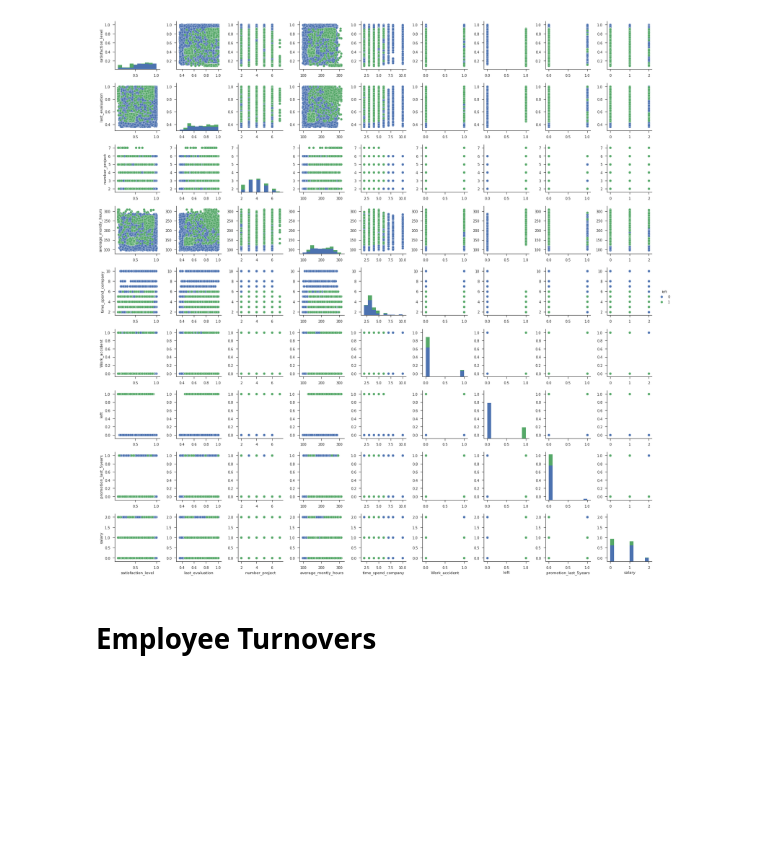
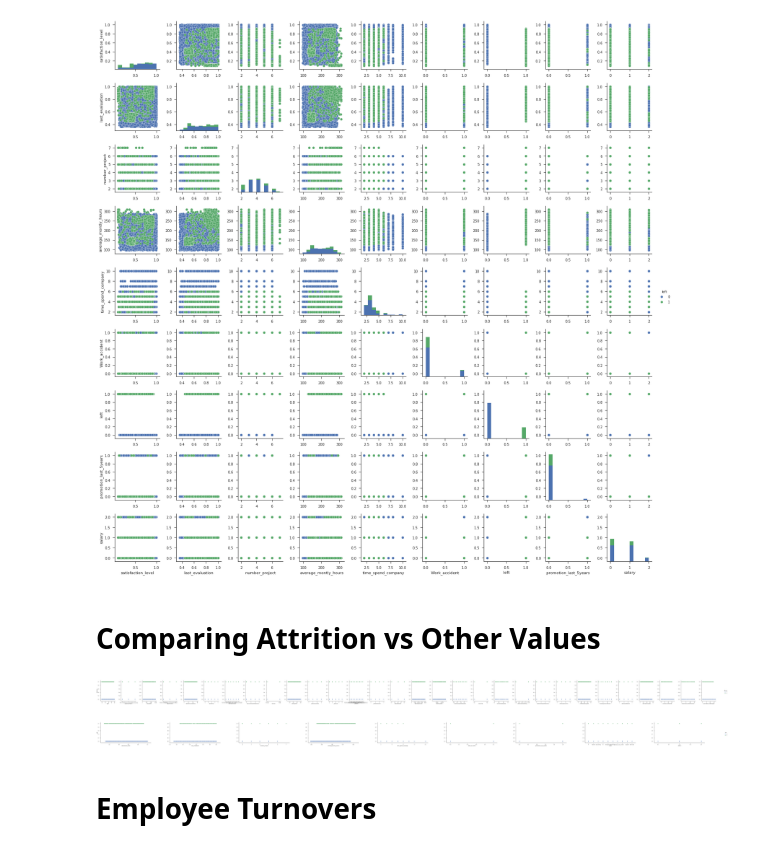
Before and after one commit to Wajih-Sid/Data-Science-Project, a Jupyter notebook: Project-Smoted.ipynb, the cells around one changed output. Cells and saved outputs as stored; diff of their text form; code cells hidden in the pictures; blank space fills up the shorter version.

```diff
--- a/Project-Smoted.ipynb
+++ b/Project-Smoted.ipynb
@@ -84,21 +85,39 @@ plt.show()
 xyz_df = copy.deepcopy(xyz_data)
 xyz_df_cpy = copy.deepcopy(xyz_df)
 
-def get_inc(sal):
-    if sal == 'low':
-        return 0
-    elif sal == 'medium':
-        return 1
-    else:
-        return 2
+salary_map = {'low': 0, 'medium': 1, 'high': 2}
 
-incomes = [get_inc(x) for x in xyz_df_cpy["salary"].values]
+incomes = [salary_map[x] for x in xyz_df_cpy["salary"].values]
 xyz_df_cpy["salary"] = incomes
 
 g = sns.pairplot(xyz_df_cpy, hue='left')
 plt.show()
 # %% [output]
 [figure]
+# %% [markdown]
+# Comparing Attrition vs Other Values
+# %%
+def pairplots_attritions(df):
+    columns = list(df.columns)
+    yval = ''
+
+    # Remove attrition from columns to plot on x axis
+    if 'Attrition' in columns:
+        columns.remove('Attrition')
+        yval = 'Attrition'
+    elif 'left' in columns:
+        columns.remove('left')
+        yval = 'left'
+
+    pp = sns.pairplot(data=df,y_vars=[yval],x_vars=columns, hue=yval)
+    pp.fig.set_size_inches(100, 5)
+    plt.show()
+
+pairplots_attritions(ibm_df)
+pairplots_attritions(xyz_df_cpy)
+# %% [output]
+[figure, added]
+[figure, added]
 # %% [markdown]
 # Employee Turnovers
 # %%
```
Also changed, not shown: parts of 13 cells of this notebook.
